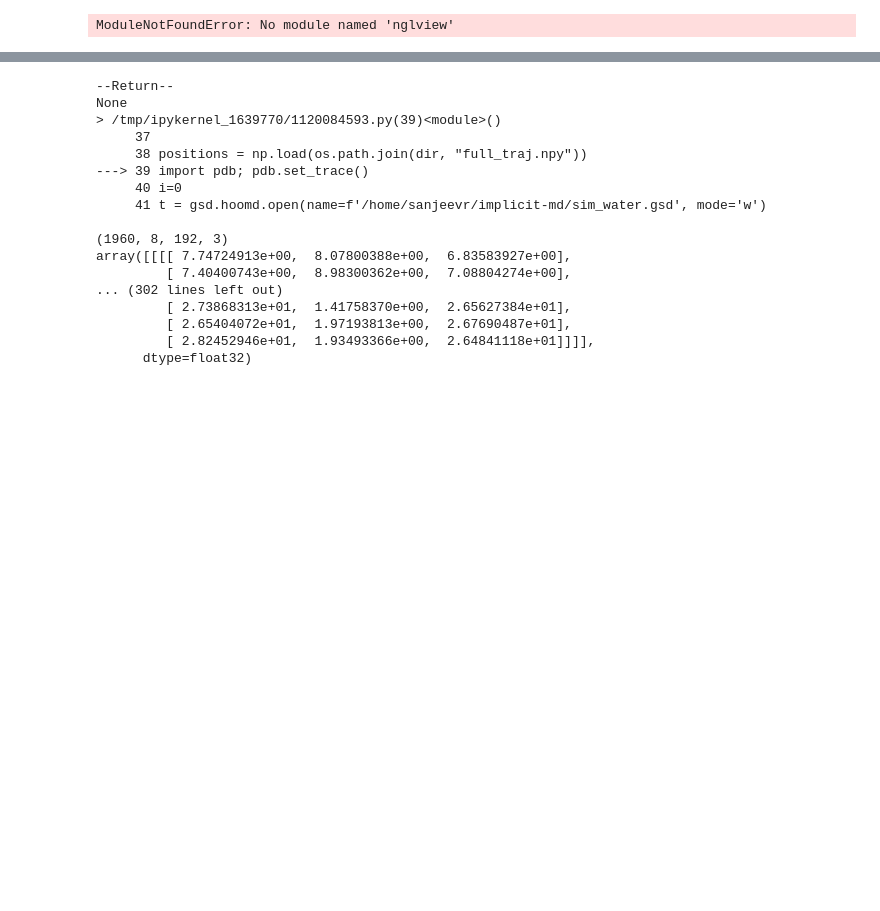
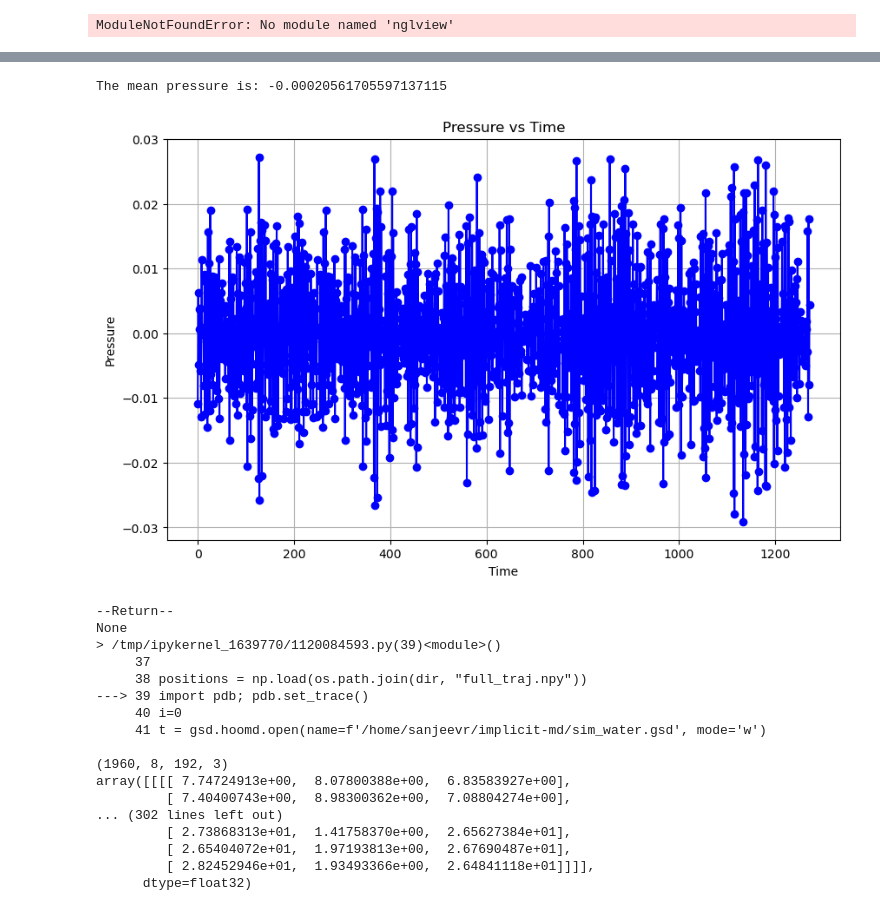
Before and after one commit to jeevster/implicit-md, a Jupyter notebook: Untitled.ipynb, the cells around one changed output, grey strips where cells are left out. Drawn from its saved outputs; the diff is of its cells as text; code cells hidden in the pictures; blank space fills up the shorter version.

```diff
--- a/Untitled.ipynb
+++ b/Untitled.ipynb
@@ -167,3 +170,41 @@ plt.legend()
+# %%
+import re
+import json
+import matplotlib.pyplot as plt
+
+def plot_pressure_vs_time(file_path):
+    pressures = []
+    times = []
+
+    with open(file_path, 'r') as file:
+        for line in file:
+            pressure_match = re.search(r"Pressure': ([\d\.\-e]+)", line)
+
+            if pressure_match:
+                pressure = float(pressure_match.group(1))
+                pressures.append(pressure)
+
+    if pressures:
+        mean_pressure = sum(pressures) / len(pressures)
+        print(f"The mean pressure is: {mean_pressure}")
+
+        # Plotting pressure vs time
+        plt.figure(figsize=(10, 6))
+        plt.plot(pressures, marker='o', linestyle='-', color='b')
+        plt.title('Pressure vs Time')
+        plt.xlabel('Time')
+        plt.ylabel('Pressure')
+        plt.grid(True)
+        plt.show()
+    else:
+        print("No pressure data found.")
+
+# Usage
+file_path = '/home/sanjeevr/implicit-md/results_water_localneighborhoods/IMPLICIT_gemnet_t_water_TEST_pbcfix_lr=0.001_efweight=0/inference/pre_pbcfix_test/log.txt'
+plot_pressure_vs_time(file_path)
+# %% [output]
+The mean pressure is: -0.00020561705597137115
+[figure, added]
 # %%
 
 # # positions = np.load(f'/home/sanjeevr/implicit-md/results_localneighborhoods/IMPLICIT_gemnet_t_water_TEST_bond_length_dev_singlemolecule_lr=0.003_efweight=0/stacked_radii_epoch31.npy')[:, 0].reshape(-1, 192, 3)
```
Also changed, not shown: parts of 3 cells of this notebook, 5 other files.
